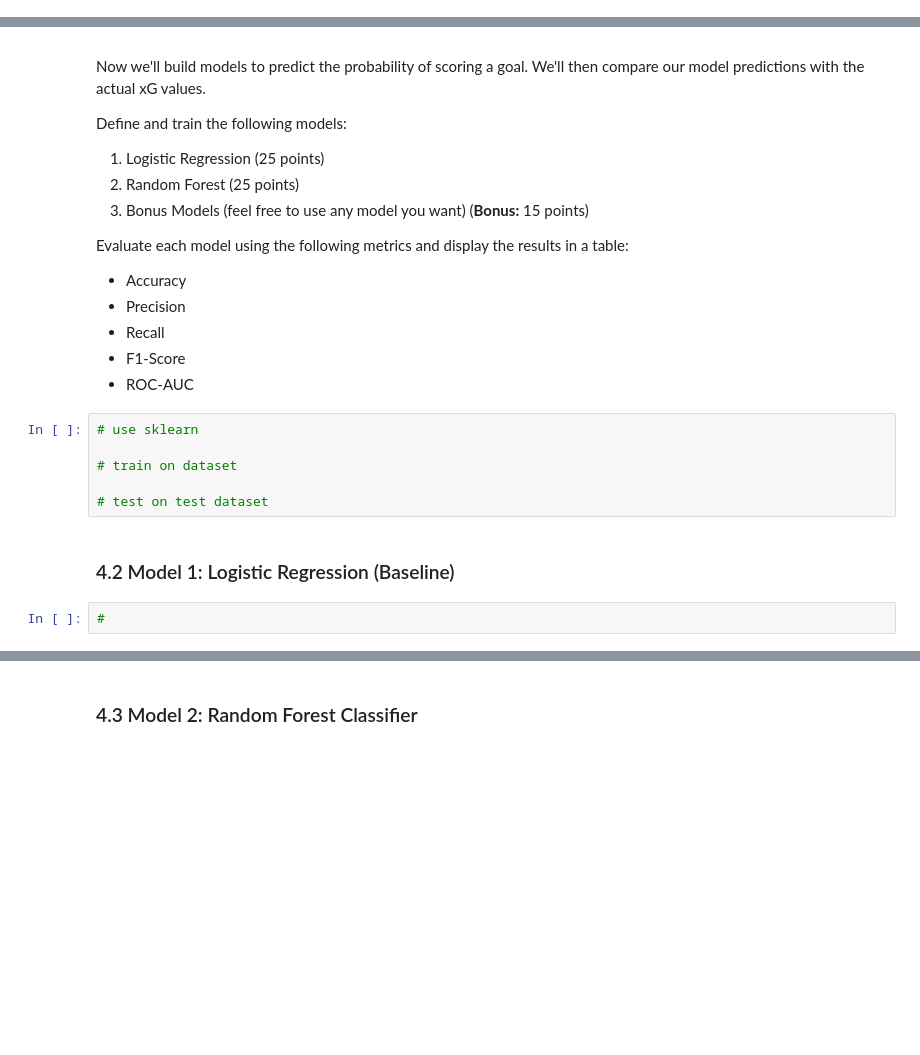
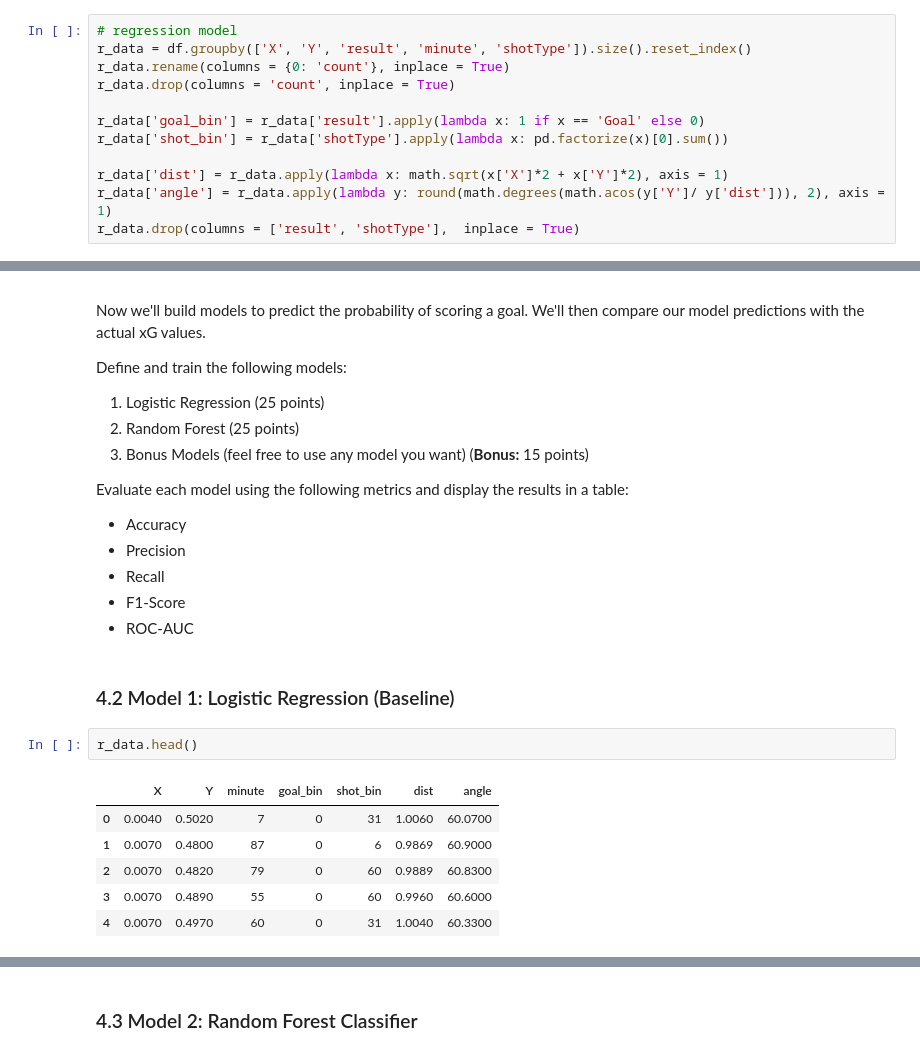
Before and after one commit to smgibson19/ds701_fa25_midterm_challenge_sports, a Jupyter notebook: LALIGA_Analysis_Challenge.ipynb, the cells around one changed output, grey strips where cells are left out. Cells and saved outputs as stored; diff of their text form; blank space fills up the shorter version.

Commit message:
regression

```diff
--- a/LALIGA_Analysis_Challenge.ipynb
+++ b/LALIGA_Analysis_Challenge.ipynb
@@ -661,3 +679,15 @@ Create derived features that will be useful for modeling. (10 points)
+# %%
+# regression model
+r_data = df.groupby(['X', 'Y', 'result', 'minute', 'shotType']).size().reset_index()
+r_data.rename(columns = {0: 'count'}, inplace = True)
+r_data.drop(columns = 'count', inplace = True)
+
+r_data['goal_bin'] = r_data['result'].apply(lambda x: 1 if x == 'Goal' else 0)
+r_data['shot_bin'] = r_data['shotType'].apply(lambda x: pd.factorize(x)[0].sum())
+
+r_data['dist'] = r_data.apply(lambda x: math.sqrt(x['X']*2 + x['Y']*2), axis = 1)
+r_data['angle'] = r_data.apply(lambda y: round(math.degrees(math.acos(y['Y']/ y['dist'])), 2), axis = 1)
+r_data.drop(columns = ['result', 'shotType'],  inplace = True)
 # %% [markdown]
 ### 2.8 Correlation Analysis (10 points)
 # %% [markdown]
@@ -736,13 +805,14 @@ Evaluate each model using the following metrics and display the results in a tab
 * Recall
 * F1-Score
 * ROC-AUC
-# %%
-# use sklearn
-
-# train on dataset
-
-# test on test dataset
 # %% [markdown]
 ### 4.2 Model 1: Logistic Regression (Baseline)
-# %%
-#
+# %%
+r_data.head()
+# %% [output]
+|  | X | Y | minute | goal_bin | shot_bin | dist | angle |
+| 0 | 0.0040 | 0.5020 | 7 | 0 | 31 | 1.0060 | 60.0700 |
+| 1 | 0.0070 | 0.4800 | 87 | 0 | 6 | 0.9869 | 60.9000 |
+| 2 | 0.0070 | 0.4820 | 79 | 0 | 60 | 0.9889 | 60.8300 |
+| 3 | 0.0070 | 0.4890 | 55 | 0 | 60 | 0.9960 | 60.6000 |
+| 4 | 0.0070 | 0.4970 | 60 | 0 | 31 | 1.0040 | 60.3300 |
```
Also changed, not shown: parts of 12 cells of this notebook.
